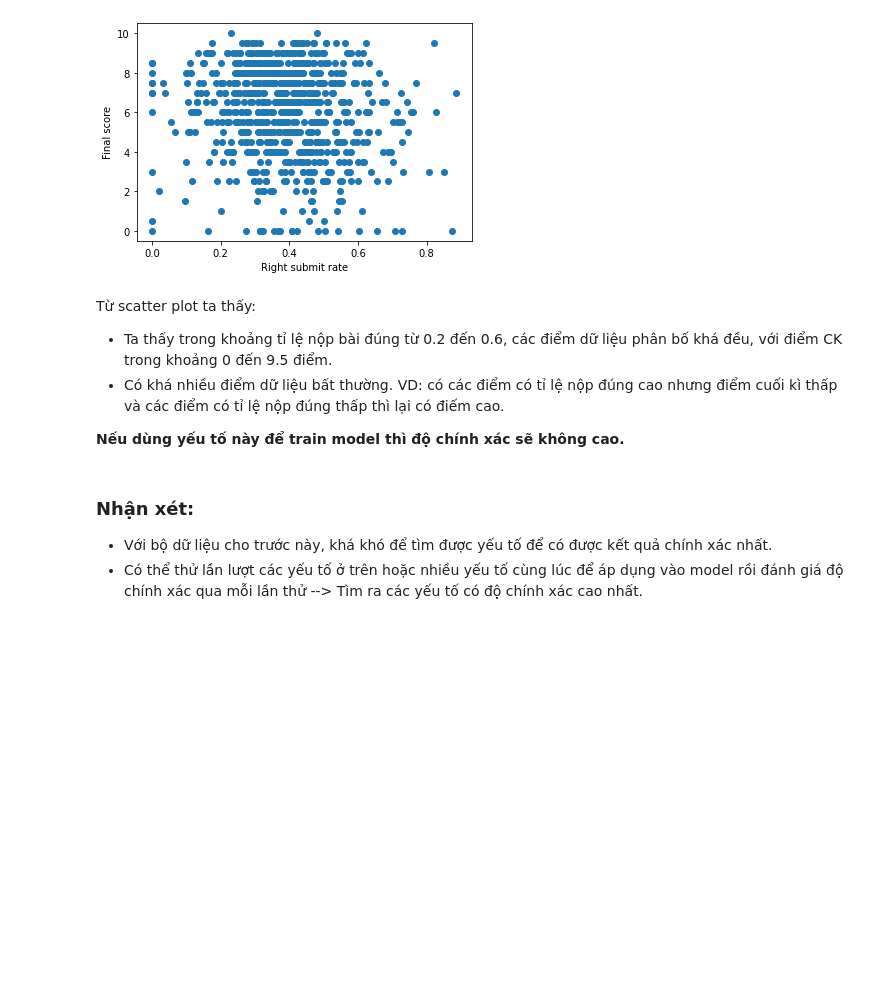
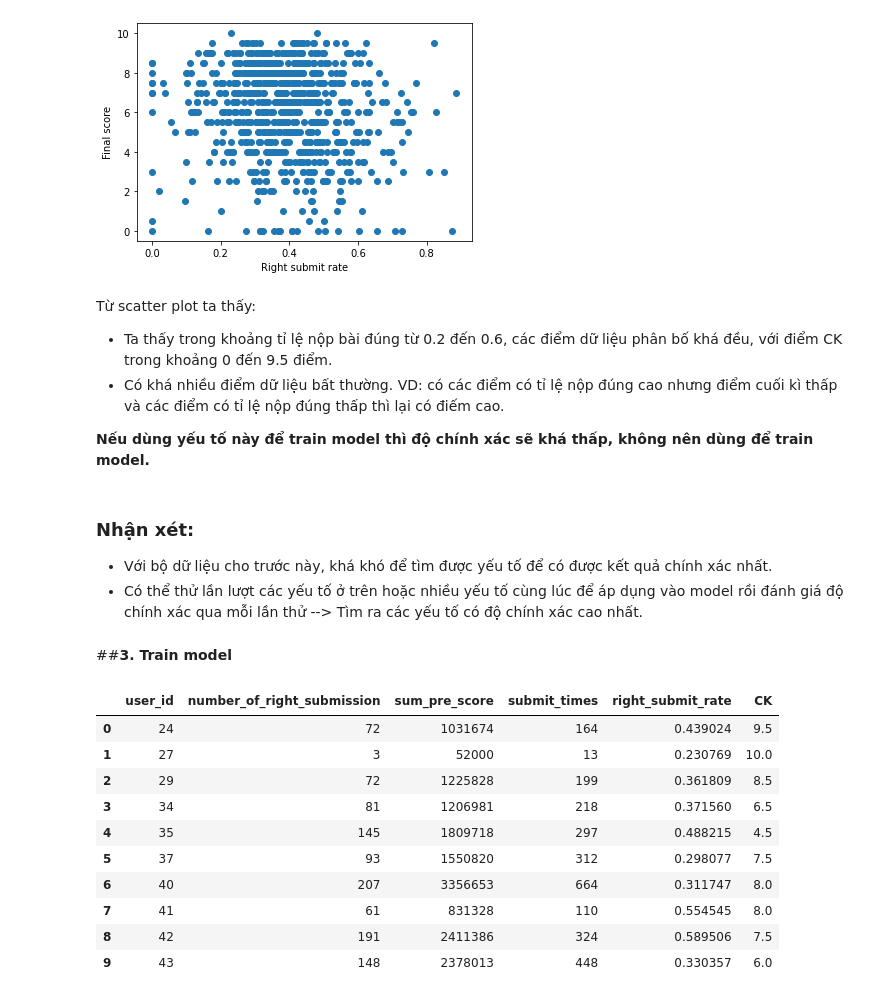
Before and after one commit to lvtp2705/CS114.L21.KHCL-1, a Jupyter notebook: Predict_Final_Score.ipynb, the cells around one changed output. Drawn from its saved outputs; the diff is of its cells as text; code cells hidden in the pictures; blank space fills up the shorter version.

Commit message:
Được tạo bằng Colaboratory

```diff
--- a/Predict_Final_Score.ipynb
+++ b/Predict_Final_Score.ipynb
@@ -210,8 +210,30 @@ Từ scatter plot ta thấy:
 - Ta thấy trong khoảng tỉ lệ nộp bài đúng từ 0.2 đến 0.6, các điểm dữ liệu phân bố khá đều, với điểm CK trong khoảng 0 đến 9.5 điểm.
 - Có khá nhiều điểm dữ liệu bất thường. VD: có các điểm có tỉ lệ nộp đúng cao nhưng điểm cuối kì thấp và các điểm có tỉ lệ nộp đúng thấp thì lại có điếm cao.
 
-**Nếu dùng yếu tố này để train model thì độ chính xác sẽ không cao.**
+**Nếu dùng yếu tố này để train model thì độ chính xác sẽ khá thấp, không nên dùng để train model.**
 # %% [markdown]
 ### **Nhận xét:**
 - Với bộ dữ liệu cho trước này, khá khó để tìm được yếu tố để có được kết quả chính xác nhất.
 - Có thể thử lần lượt các yếu tố ở trên hoặc nhiều yếu tố cùng lúc để áp dụng vào model rồi đánh giá độ chính xác qua mỗi lần thử --> Tìm ra các yếu tố có độ chính xác cao nhất.
+# %% [markdown]
+##**3. Train model**
+# %%
+#Tách dữ liệu thành 2 phần khác nhau
+#Xóa các hàng chưa có điểm cuối kì để được dữ liệu train
+train_data = new_file.dropna(how='any')
+#Lấy các hàng chưa có điểm cuối kì để predict
+predict_data = new_file[new_file.isna().any(axis=1)]
+# %%
+train_data.head(10)
+# %% [output]
+|  | user_id | number_of_right_submission | sum_pre_score | submit_times | right_submit_rate | CK |
+| 0 | 24 | 72 | 1031674 | 164 | 0.439024 | 9.5 |
+| 1 | 27 | 3 | 52000 | 13 | 0.230769 | 10.0 |
+| 2 | 29 | 72 | 1225828 | 199 | 0.361809 | 8.5 |
+| 3 | 34 | 81 | 1206981 | 218 | 0.371560 | 6.5 |
+| 4 | 35 | 145 | 1809718 | 297 | 0.488215 | 4.5 |
+| 5 | 37 | 93 | 1550820 | 312 | 0.298077 | 7.5 |
+| 6 | 40 | 207 | 3356653 | 664 | 0.311747 | 8.0 |
+| 7 | 41 | 61 | 831328 | 110 | 0.554545 | 8.0 |
+| 8 | 42 | 191 | 2411386 | 324 | 0.589506 | 7.5 |
+| 9 | 43 | 148 | 2378013 | 448 | 0.330357 | 6.0 |
```
Also changed, not shown: parts of 15 cells of this notebook.
